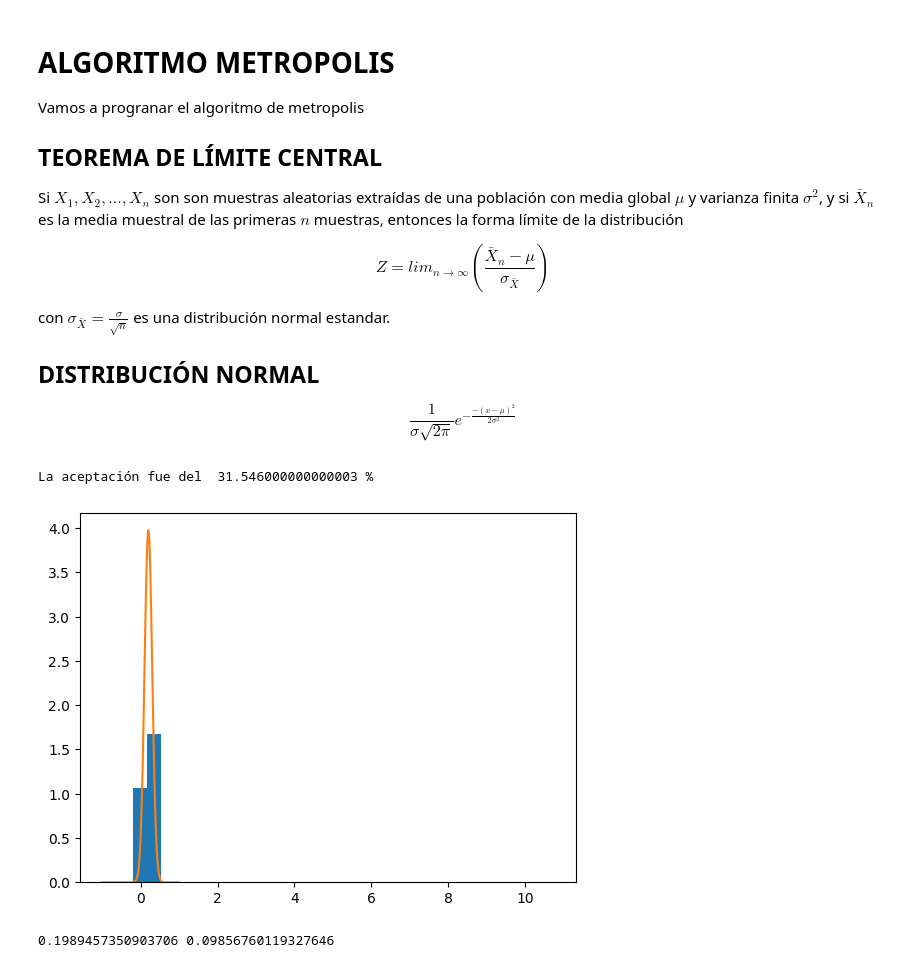
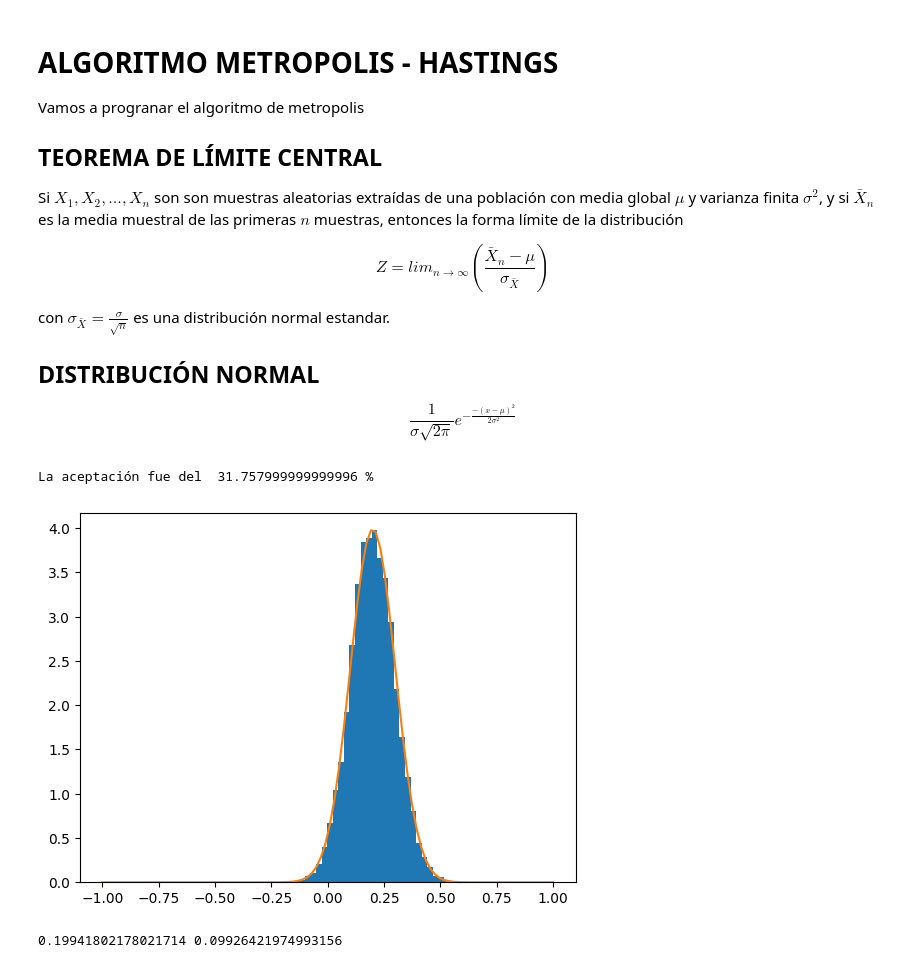
Before and after one commit to Gustavo-Ros/Simulaci-n-2, a Jupyter notebook: Metropolis.ipynb, the cells around one changed output. Drawn from its saved outputs; the diff is of its cells as text; code cells hidden in the pictures.

```diff
--- a/Metropolis.ipynb
+++ b/Metropolis.ipynb
@@ -1,7 +1,7 @@
 # %% [markdown]
 <a href="https://colab.research.google.com/github/Gustavo-Ros/Simulaci-n-2/blob/main/Metropolis.ipynb" target="_parent"><img src="https://colab.research.google.com/assets/colab-badge.svg" alt="Open In Colab"/></a>
 # %% [markdown]
-# ALGORITMO METROPOLIS
+# ALGORITMO METROPOLIS - HASTINGS
 
 Vamos a progranar el algoritmo de metropolis
 
@@ -25,33 +25,33 @@ def f(x,mu,std):
 # %%
 %matplotlib inline
 mu=0.2
 sigma=0.1
 delta=0.5
 
 n=50000
 x=np.zeros(n)
-x[0]=10
+x[0]=0
 accept=0
 
 for i in range(0,n-1):
   y=x[i]+np.random.uniform(-delta,delta)
   if np.random.rand()<min(1,f(y,mu,sigma)/f(x[i],mu,sigma)):
     x[i+1]=y
     accept=accept+1
   else:
     x[i+1]=x[i]
 print("La aceptación fue del ", accept/n*100,"%")
 plt.hist(x,density=True, bins=30)
 xs=np.linspace(-1,1,100)
 plt.plot(xs,f(xs,mu,sigma))
 plt.show()
 # %% [output]
-La aceptación fue del  31.546000000000003 %
+La aceptación fue del  31.757999999999996 %
-[figure, old version]
+[figure, new version]
 # %%
 print(np.mean(x),np.std(x))
 # %% [output]
-0.1989457350903706 0.09856760119327646
+0.19941802178021714 0.09926421974993156
 # %%
 plt.plot(x)
 plt.show()
```
Also changed, not shown: parts of 6 cells of this notebook.
